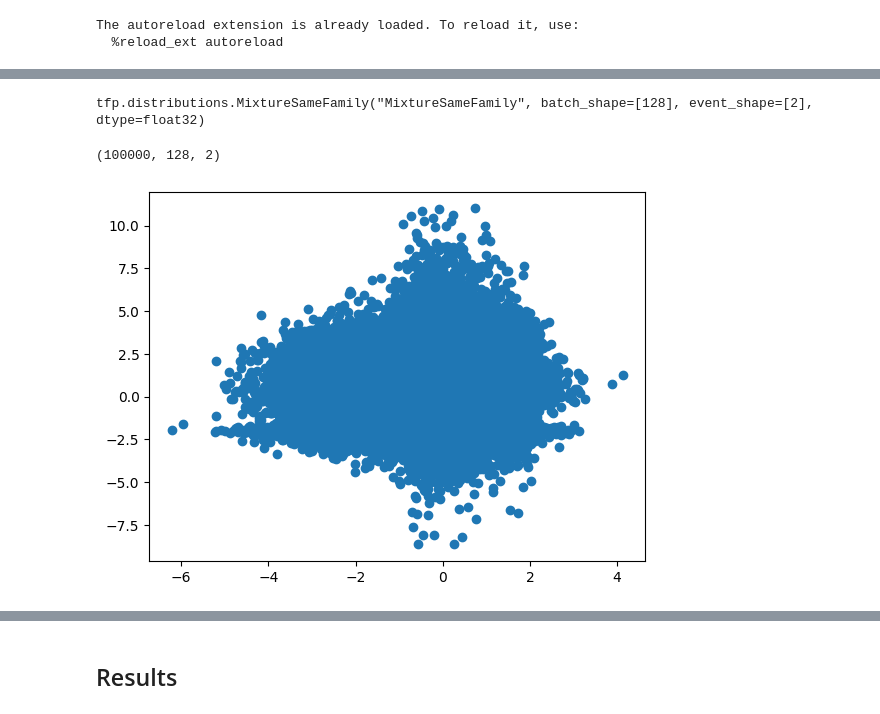
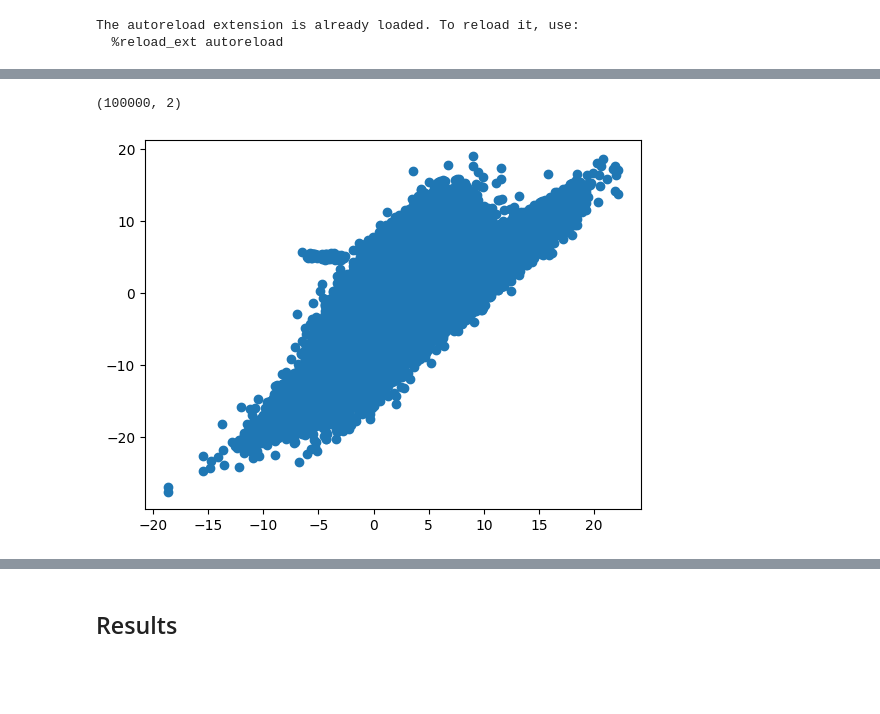
Before and after one commit to sachaguer/jaxili, a Jupyter notebook: notebooks/test_mdn.ipynb, the cells around one changed output, grey strips where cells are left out. Saved outputs shown, nothing was run; the diff lists cells and outputs as text; code cells hidden in the pictures; blank space fills up the shorter version.

```diff
--- a/notebooks/test_mdn.ipynb
+++ b/notebooks/test_mdn.ipynb
@@ -66,7 +105,7 @@ from normflow.distribution import MixtureDensityDistribution
 The autoreload extension is already loaded. To reload it, use:
   %reload_ext autoreload
 # %%
-NF_mdn = MixtureDensityDistribution(
+NF_mdn = MixtureDensityNetwork(
     n_data=dim,
     n_components=3,
     layers=[128, 128],
@@ -74,5 +113,6 @@ NF_mdn = MixtureDensityDistribution(
 )
 # %%
 seed = jax.random.PRNGKey(0)
+seed, init_seed = jax.random.split(seed)
 
-params = NF_mdn.md_model.init(seed, jnp.zeros((1, dim)))
+params = NF_mdn.init(seed, jnp.zeros((1, dim)))
@@ -105,18 +131,16 @@ Array([ -7.8789234,  -3.9568775,  -9.170205 , -11.487173 ,  -6.580263 ,
-# %%
-samples = NF_mdn.sample(params, xs, n_samples=100000, key=key)
-
-key, subkey = jax.random.split(key)
-# %% [output]
-tfp.distributions.MixtureSameFamily("MixtureSameFamily", batch_shape=[128], event_shape=[2], dtype=float32)
+# %%
+key, subkey = jax.random.split(key)
+
+samples = NF_mdn.apply(params, observation).sample(100000, seed=key)
 # %%
-samples.shape
+samples.squeeze().shape
 # %% [output]
-(100000, 128, 2)
+(100000, 2)
 # %%
 plt.figure()
 
-plt.scatter(samples[:,0], samples[:, 1])
+plt.scatter(samples.squeeze()[:,0], samples.squeeze()[:, 1])
 plt.show()
 # %% [output]
-[figure, old version]
+[figure, new version]
 # %%
```
Also changed, not shown: parts of 25 cells of this notebook, 5 other files.
